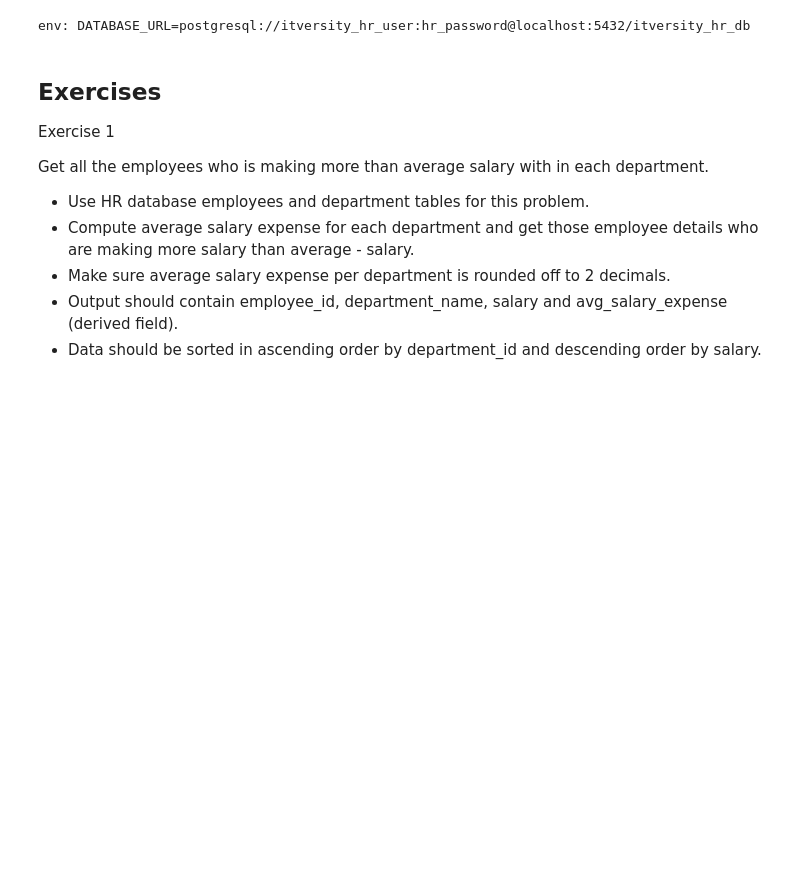
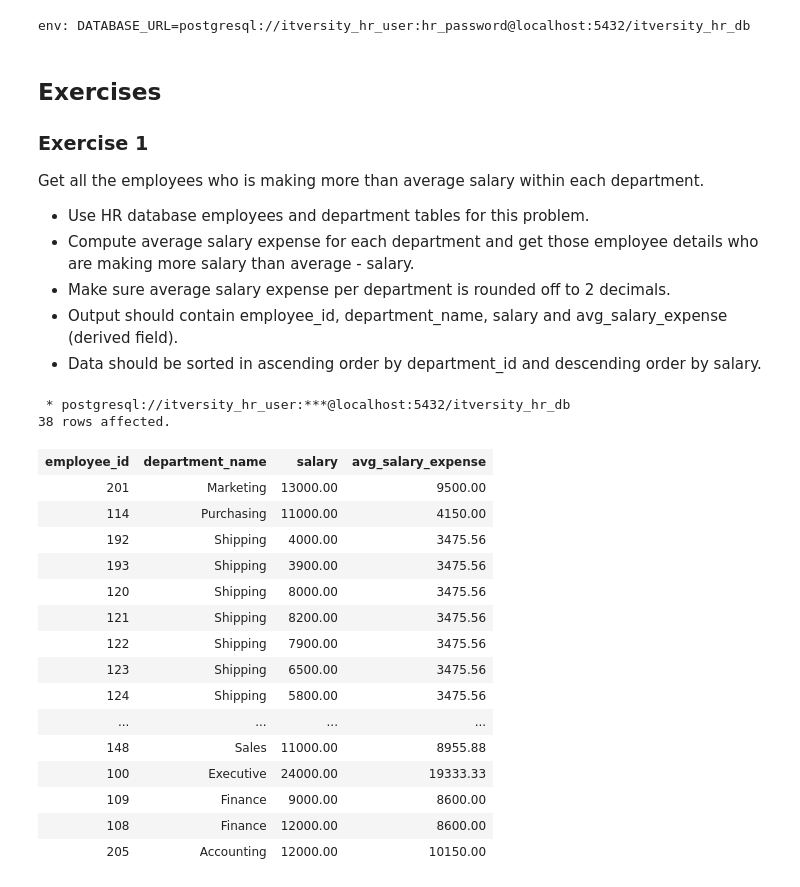
Before and after one commit to EduardoZimelewicz/data-engineering-spark, a Jupyter notebook: itversity-material/01-python-and-sql/05.5_advanced_queries/exercises.ipynb, the cells around one changed output. Drawn from its saved outputs; the diff is of its cells as text; code cells hidden in the pictures; blank space fills up the shorter version.

```diff
--- a/itversity-material/01-python-and-sql/05.5_advanced_queries/exercises.ipynb
+++ b/itversity-material/01-python-and-sql/05.5_advanced_queries/exercises.ipynb
@@ -147,12 +151,51 @@ env: DATABASE_URL=postgresql://itversity_hr_user:hr_password@localhost:5432/itve
 # %% [markdown]
 ## Exercises
 
-Exercise 1
+### Exercise 1
 
-Get all the employees who is making more than average salary with in each department.
+Get all the employees who is making more than average salary within each department.
 
 - Use HR database employees and department tables for this problem.
 - Compute average salary expense for each department and get those employee details who are making more salary than average - salary.
 - Make sure average salary expense per department is rounded off to 2 decimals.
 - Output should contain employee_id, department_name, salary and avg_salary_expense (derived field).
 - Data should be sorted in ascending order by department_id and descending order by salary.
+# %%
+%%sql
+SELECT
+    em.employee_id,
+    dep_avg.department_name,
+    em.salary,
+    dep_avg.avg_salary_expense
+FROM employees em LEFT JOIN (
+    SELECT
+        e.department_id,
+        d.department_name,
+        round(avg(e.salary), 2) AS avg_salary_expense
+    FROM employees e LEFT JOIN departments d
+    ON d.department_id = e.department_id
+    GROUP BY d.department_name, e.department_id
+    ORDER BY e.department_id
+) as dep_avg
+ON dep_avg.department_id = em.department_id
+WHERE em.salary > dep_avg.avg_salary_expense
+ORDER BY dep_avg.department_id
+# %% [output]
+ * postgresql://itversity_hr_user:***@localhost:5432/itversity_hr_db
+38 rows affected.
+| employee_id | department_name | salary | avg_salary_expense |
+| 201 | Marketing | 13000.00 | 9500.00 |
+| 114 | Purchasing | 11000.00 | 4150.00 |
+| 192 | Shipping | 4000.00 | 3475.56 |
+| 193 | Shipping | 3900.00 | 3475.56 |
+| 120 | Shipping | 8000.00 | 3475.56 |
+| 121 | Shipping | 8200.00 | 3475.56 |
+| 122 | Shipping | 7900.00 | 3475.56 |
+| 123 | Shipping | 6500.00 | 3475.56 |
+| 124 | Shipping | 5800.00 | 3475.56 |
+| ... | ... | ... | ... |
+| 148 | Sales | 11000.00 | 8955.88 |
+| 100 | Executive | 24000.00 | 19333.33 |
+| 109 | Finance | 9000.00 | 8600.00 |
+| 108 | Finance | 12000.00 | 8600.00 |
+| 205 | Accounting | 12000.00 | 10150.00 |
```
Also changed, not shown: parts of 11 cells of this notebook, 1 other file.
